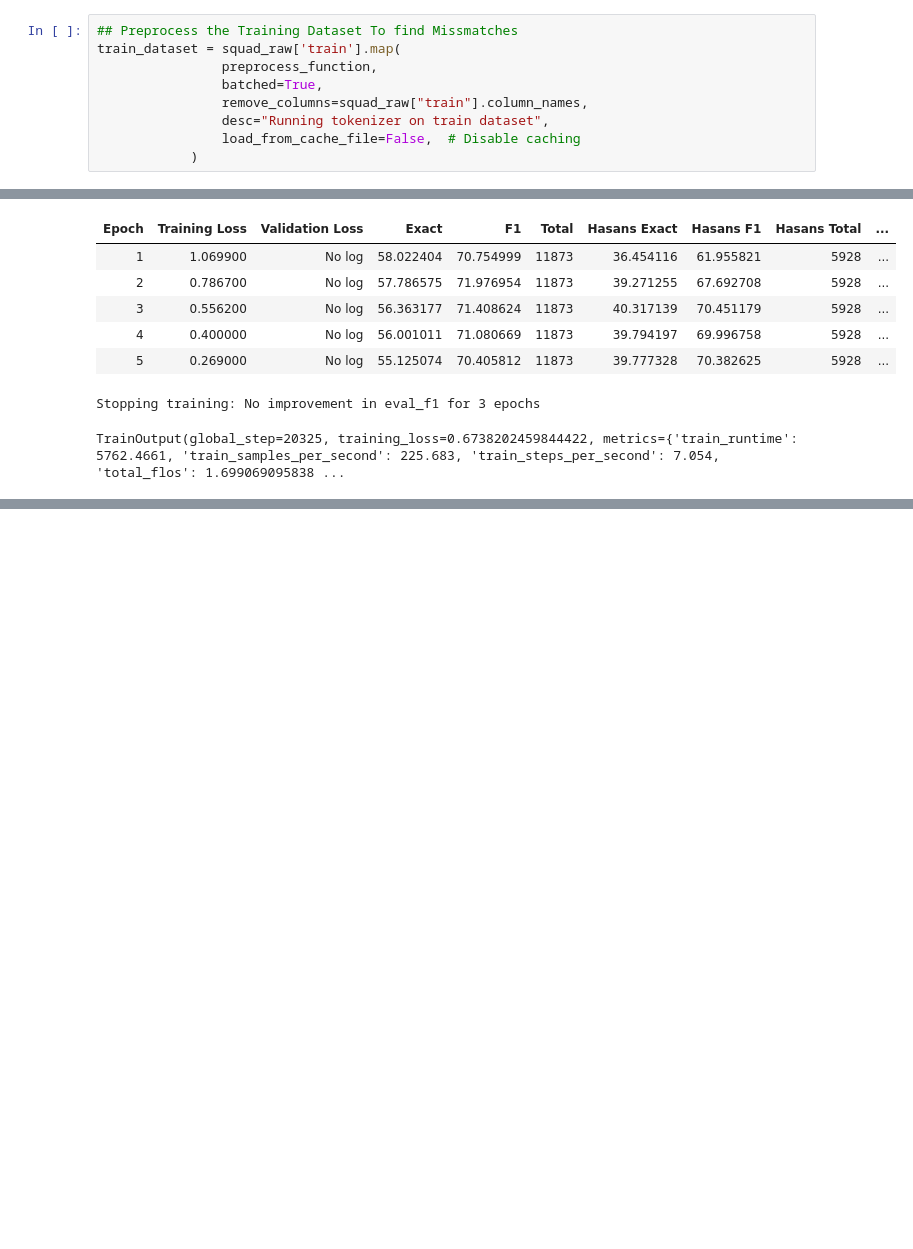
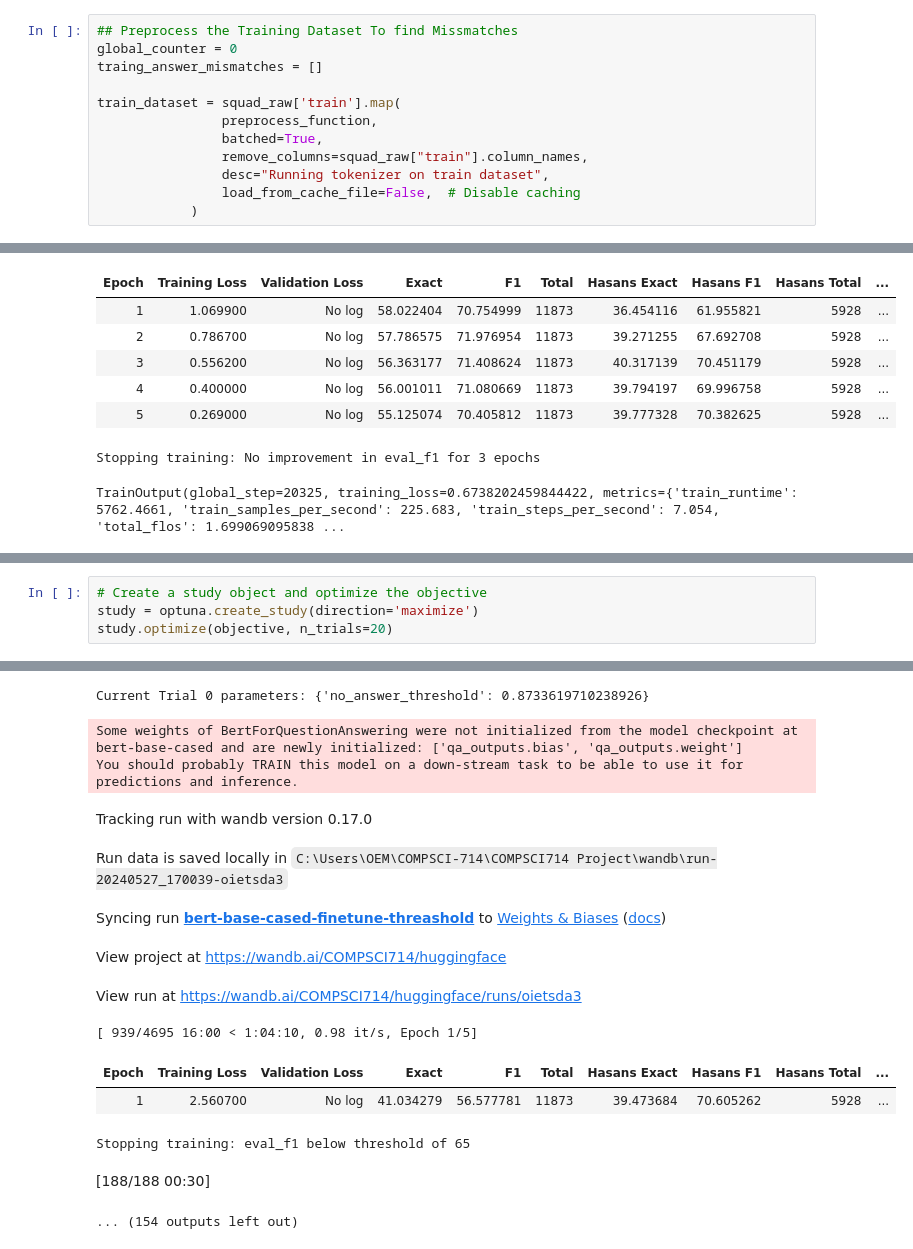
Before and after one commit to zee-zaky/COMPSCI714, a Jupyter notebook: BERT Hyperparameters Search and Tuning.ipynb, the cells around one changed output, grey strips where cells are left out. Drawn from its saved outputs; the diff is of its cells as text; blank space fills up the shorter version.

```diff
--- a/BERT Hyperparameters Search and Tuning.ipynb
+++ b/BERT Hyperparameters Search and Tuning.ipynb
@@ -738,6 +738,9 @@ DatasetDict({
 })
 # %%
 ## Preprocess the Training Dataset To find Missmatches
+global_counter = 0
+traing_answer_mismatches = []
+
 train_dataset = squad_raw['train'].map(
                 preprocess_function,
                 batched=True,
@@ -1159,0 +1224,5 @@ TrainOutput(global_step=20325, training_loss=0.6738202459844422, metrics={'train
+# %%
+# Create a study object and optimize the objective
+study = optuna.create_study(direction='maximize')
+study.optimize(objective, n_trials=20)
+# %% [output]
@@ -1159,0 +1230,14 @@ TrainOutput(global_step=20325, training_loss=0.6738202459844422, metrics={'train
+Current Trial 0 parameters: {'no_answer_threshold': 0.8733619710238926}
+Some weights of BertForQuestionAnswering were not initialized from the model checkpoint at bert-base-cased and are newly initialized: ['qa_outputs.bias', 'qa_outputs.weight']
+You should probably TRAIN this model on a down-stream task to be able to use it for predictions and inference.
+Tracking run with wandb version 0.17.0
+Run data is saved locally in C:\Users\OEM\COMPSCI-714\COMPSCI714 Project\wandb\run-20240527_170039-oietsda3
+Syncing run bert-base-cased-finetune-threashold to Weights & Biases (docs)
+View project at https://wandb.ai/COMPSCI714/huggingface
+View run at https://wandb.ai/COMPSCI714/huggingface/runs/oietsda3
+[ 939/4695 16:00 < 1:04:10, 0.98 it/s, Epoch 1/5]
+| Epoch | Training Loss | Validation Loss | Exact | F1 | Total | Hasans Exact | Hasans F1 | Hasans Total | ... |
+| 1 | 2.560700 | No log | 41.034279 | 56.577781 | 11873 | 39.473684 | 70.605262 | 5928 | ... |
+Stopping training: eval_f1 below threshold of 65
+[188/188 00:30]
+... (154 outputs left out)
```
Also changed, not shown: parts of 3 cells of this notebook.
